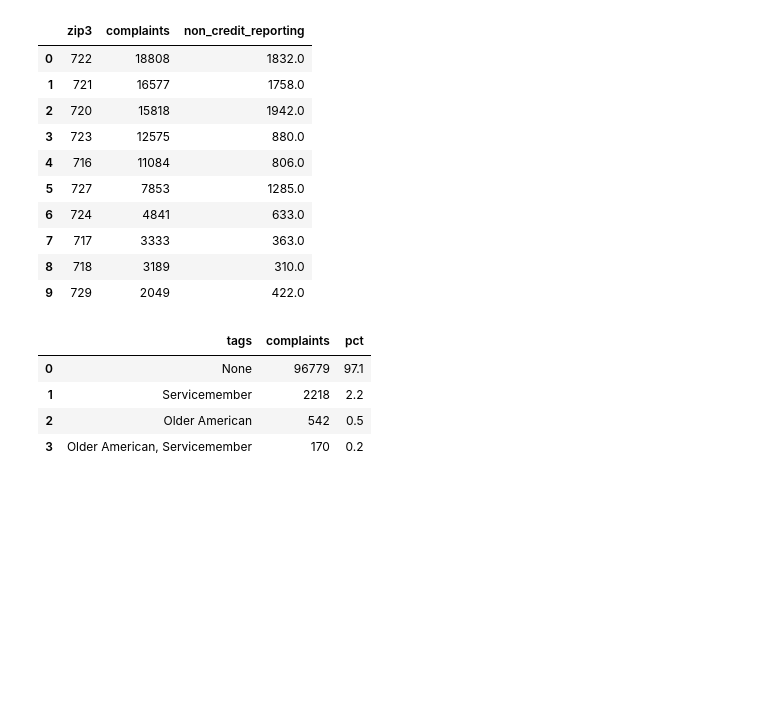
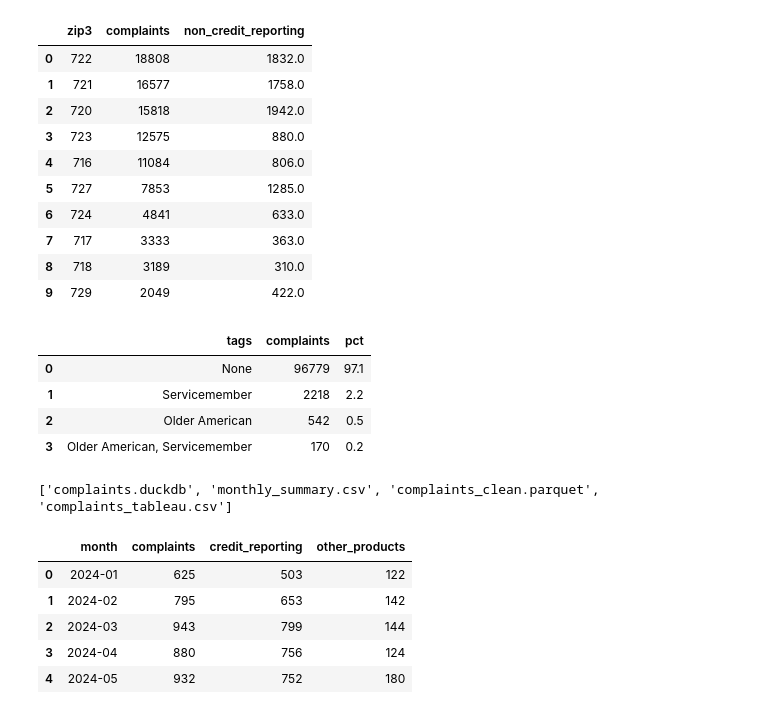
Before and after one commit to KrishnajaKottam/cfpb-complaints-analysis, a Jupyter notebook: notebooks/04_analysis.ipynb, the cells around one changed output. Drawn from its saved outputs; the diff is of its cells as text; code cells hidden in the pictures; blank space fills up the shorter version.

```diff
--- a/notebooks/04_analysis.ipynb
+++ b/notebooks/04_analysis.ipynb
@@ -247,3 +247,18 @@ con.execute("""
 | 1 | Servicemember | 2218 | 2.2 |
 | 2 | Older American | 542 | 0.5 |
 | 3 | Older American, Servicemember | 170 | 0.2 |
+# %%
+import os
+print(os.listdir("../data/processed"))
+# %% [output]
+['complaints.duckdb', 'monthly_summary.csv', 'complaints_clean.parquet', 'complaints_tableau.csv']
+# %%
+import pandas as pd
+pd.read_csv("../data/processed/monthly_summary.csv").head()
+# %% [output]
+|  | month | complaints | credit_reporting | other_products |
+| 0 | 2024-01 | 625 | 503 | 122 |
+| 1 | 2024-02 | 795 | 653 | 142 |
+| 2 | 2024-03 | 943 | 799 | 144 |
+| 3 | 2024-04 | 880 | 756 | 124 |
+| 4 | 2024-05 | 932 | 752 | 180 |
```
Also changed, not shown: 3 other files.
